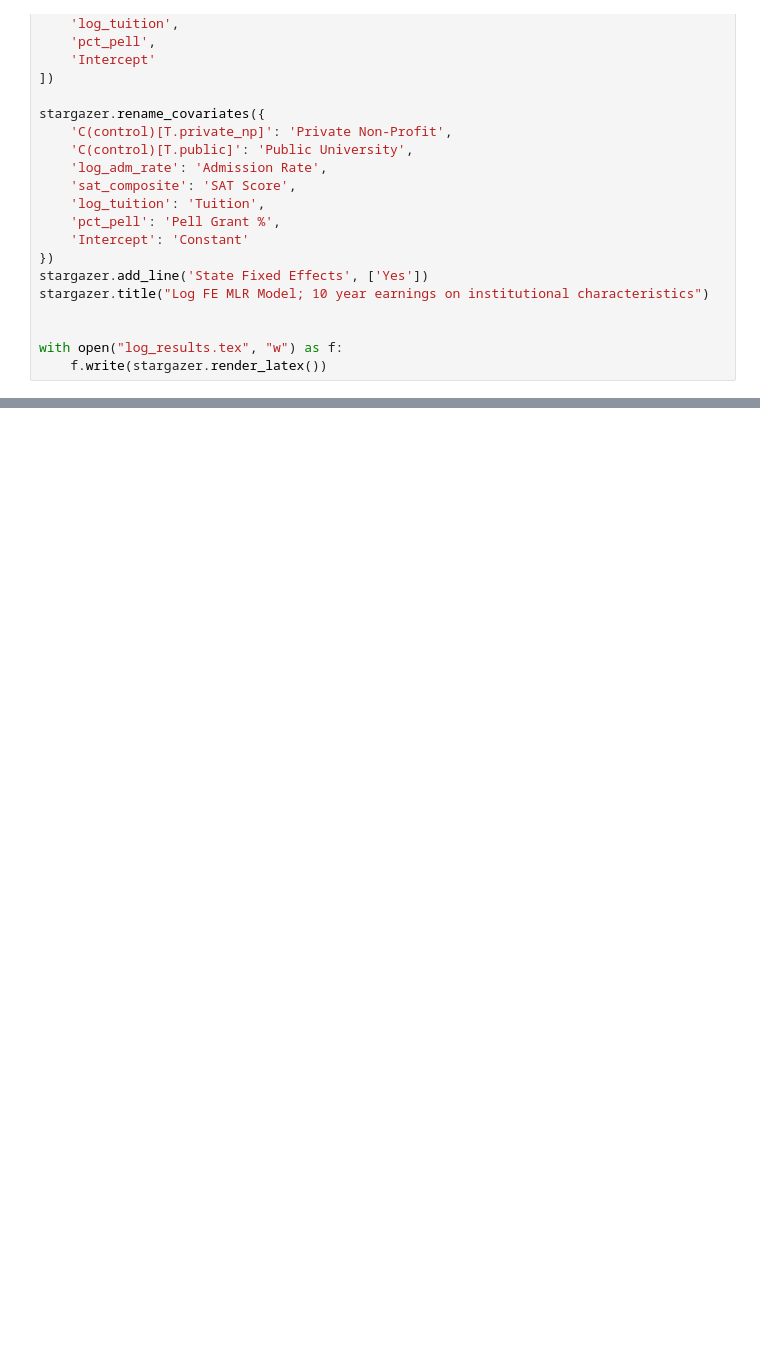
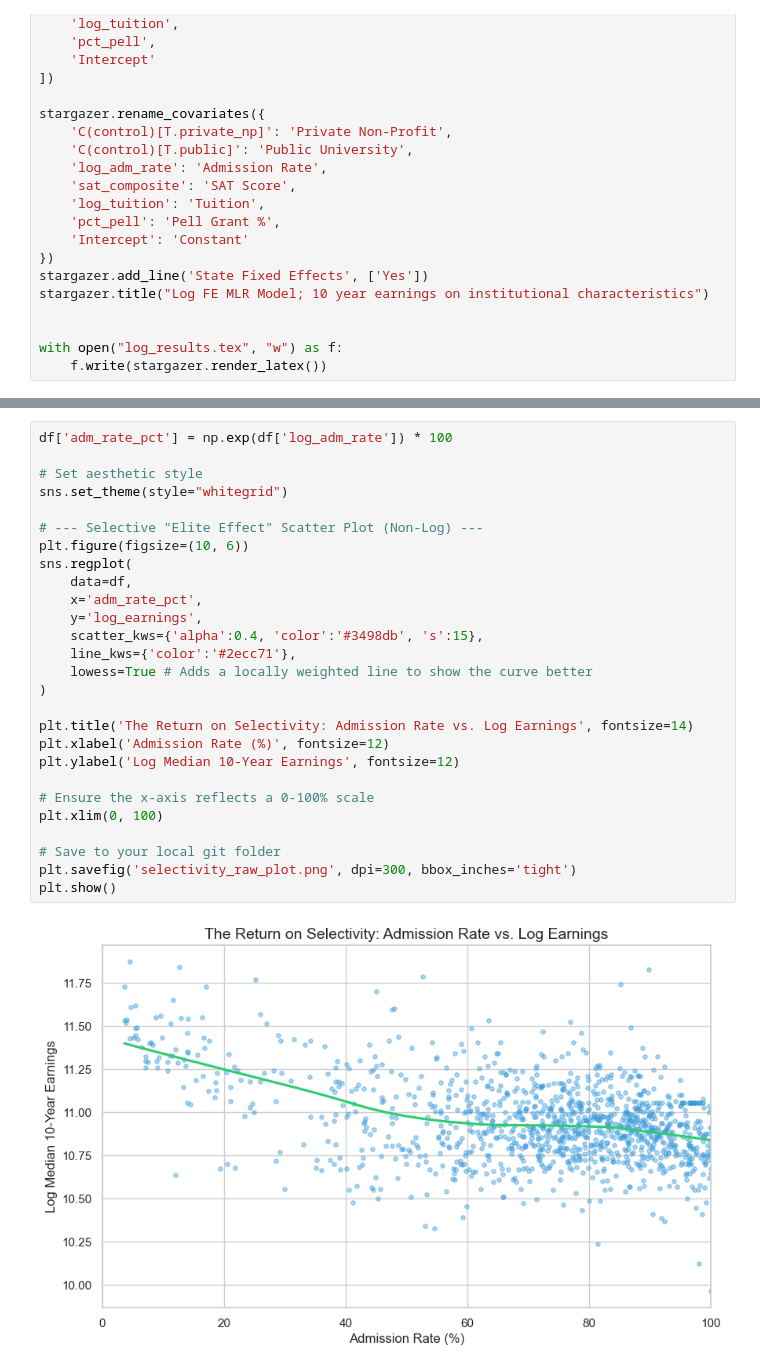
Before and after one commit to saird1/EC34-final-project, a Jupyter notebook: src/log_FE_model.ipynb, the cells around one changed output, grey strips where cells are left out. Drawn from its saved outputs; the diff is of its cells as text; blank space fills up the shorter version.

```diff
--- a/src/log_FE_model.ipynb
+++ b/src/log_FE_model.ipynb
@@ -201,0 +237,29 @@ with open("log_results.tex", "w") as f:
+# %%
+df['adm_rate_pct'] = np.exp(df['log_adm_rate']) * 100
+
+# Set aesthetic style
+sns.set_theme(style="whitegrid")
+
+# --- Selective "Elite Effect" Scatter Plot (Non-Log) ---
+plt.figure(figsize=(10, 6))
+sns.regplot(
+    data=df,
+    x='adm_rate_pct',
+    y='log_earnings',
+    scatter_kws={'alpha':0.4, 'color':'#3498db', 's':15},
+    line_kws={'color':'#2ecc71'},
+    lowess=True # Adds a locally weighted line to show the curve better
+)
+
+plt.title('The Return on Selectivity: Admission Rate vs. Log Earnings', fontsize=14)
+plt.xlabel('Admission Rate (%)', fontsize=12)
+plt.ylabel('Log Median 10-Year Earnings', fontsize=12)
+
+# Ensure the x-axis reflects a 0-100% scale
+plt.xlim(0, 100)
+
+# Save to your local git folder
+plt.savefig('selectivity_raw_plot.png', dpi=300, bbox_inches='tight')
+plt.show()
+# %% [output]
+[figure, added]
```
Also changed, not shown: parts of 3 cells of this notebook, 3 other files.
